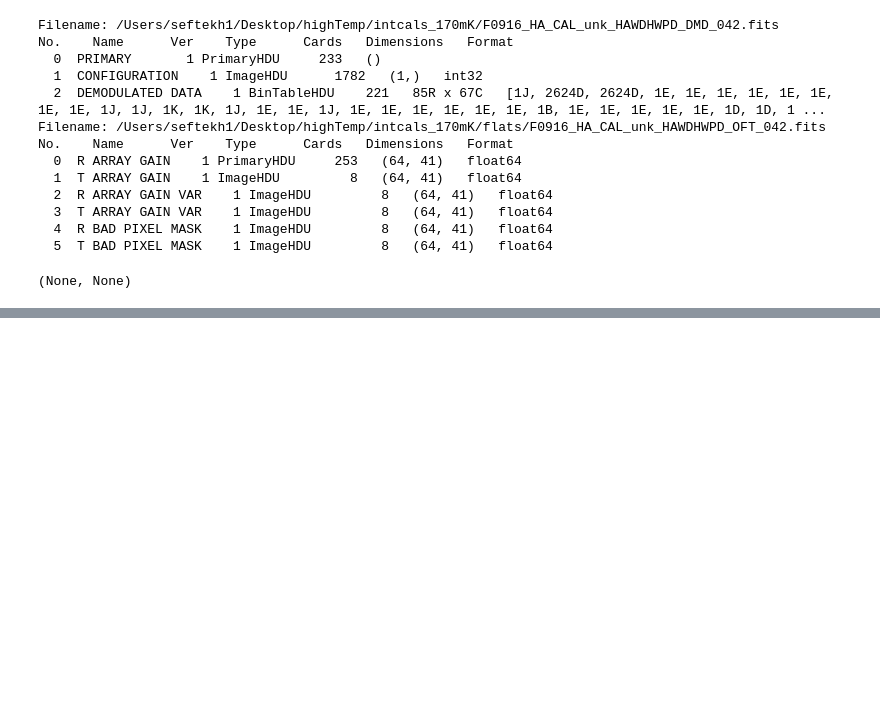
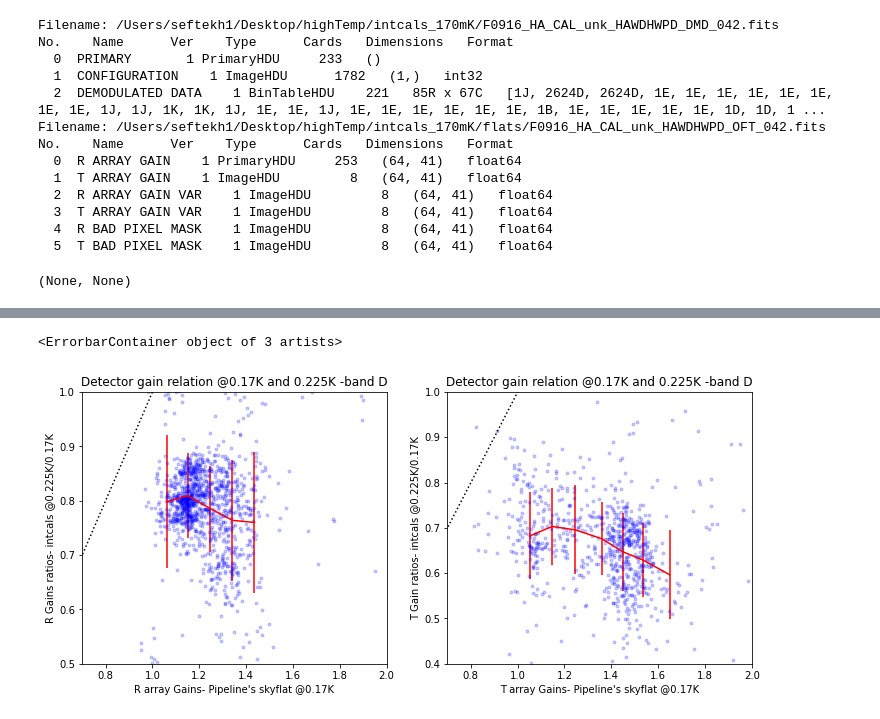
Before and after one commit to Srheft/hiT, a Jupyter notebook: skycal.ipynb, the cells around one changed output, grey strips where cells are left out. Drawn from its saved outputs; the diff is of its cells as text; code cells hidden in the pictures; blank space fills up the shorter version.

```diff
--- a/skycal.ipynb
+++ b/skycal.ipynb
@@ -379,0 +363,77 @@ plt.show()
+# %%
+path = '/Users/seftekh1/Desktop/highTemp/'
+f = 'intcals_170mK/flats/F0921_HA_CAL_unk_HAWDHWPD_OFT_098.fits'
+hts='intcals_225mK/flats/F0892_HA_CAL_unk_HAWDHWPD_OFT_073.fits'
+h = fits.open(path+hts)
+hrg = h[0].data
+htg = h[1].data
+a = fits.open(path+f)
+arg = a[0].data
+atg = a[1].data
+rr = hrg/arg
+tt = htg/atg
+
+pf = '/Users/seftekh1/sofia_redux/hawc/sofia_redux/instruments/hawc/data/skycals/fs15/sflat_D_D_F445_119-121_v1.fits'
+
+a = fits.open(pf)
+pfr = a[0].data
+pft = a[1].data
+
+PFR = pfr
+RG = rr
+
+PFT = pft
+TG = tt
+# fig, ((ax1, ax2), (ax3, ax4)) = plt.subplots(2, 2, figsize=(15, 10))
+
+figure,((ax1,ax2))= plt.subplots(nrows=1, ncols=2, figsize=(12, 5), sharex=False, sharey=False)
+
+ax1.plot(PFR.reshape(-1), RG.reshape(-1), 'b.', alpha=0.2)
+ax1.plot([0.5,2],[0.5,2], 'k:')
+
+ax1.set_title('Detector gain relation @0.17K and 0.225K -band D')
+ax1.set_xlabel("R array Gains- Pipeline's skyflat @0.17K")
+ax1.set_ylabel("R Gains ratios- intcals @0.225K/0.17K")
+ax1.set_xlim(0.7,2.)
+ax1.set_ylim(0.5,1.)
+
+x = []
+y = []
+yerr = []
+
+for i in np.arange(1,1.5,0.1):
+
+    inx = ((i < PFR) & (PFR <= i + 0.1))
+    x.append(np.nanmean(PFR[inx]))
+    y.append(np.nanmean(RG[inx]))
+    yerr.append(np.nanstd(RG[inx]))
+
+ax1.errorbar(x, y, yerr=yerr, color='red')
+
+
+ax2.plot(PFT.reshape(-1), TG.reshape(-1), 'b.', alpha=0.2)
+ax2.plot([0.5,1],[0.5,1], 'k:')
+
+ax2.set_title('Detector gain relation @0.17K and 0.225K -band D')
+ax2.set_xlabel("T array Gains- Pipeline's skyflat @0.17K")
+ax2.set_ylabel("T Gain ratios- intcals @0.225K/0.17K")
+ax2.set_xlim(0.7,2.)
+ax2.set_ylim(0.4,1.)
+
+
+
+x = []
+y = []
+yerr = []
+
+for i in np.arange(1,1.6,0.1):
+
+    inx = ((i < PFT) & (PFT <= i + 0.1))
+    x.append(np.nanmean(PFT[inx]))
+    y.append(np.nanmean(TG[inx]))
+    yerr.append(np.nanstd(TG[inx]))
+
+ax2.errorbar(x, y, yerr=yerr, color='red')
+# %% [output]
+<ErrorbarContainer object of 3 artists>
+[figure, added]
```
Also changed, not shown: parts of 29 cells of this notebook.
